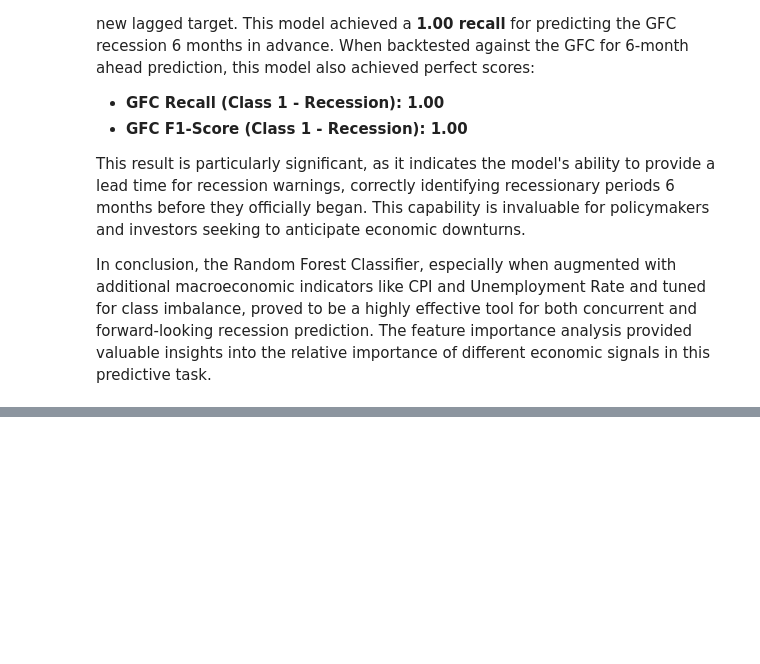
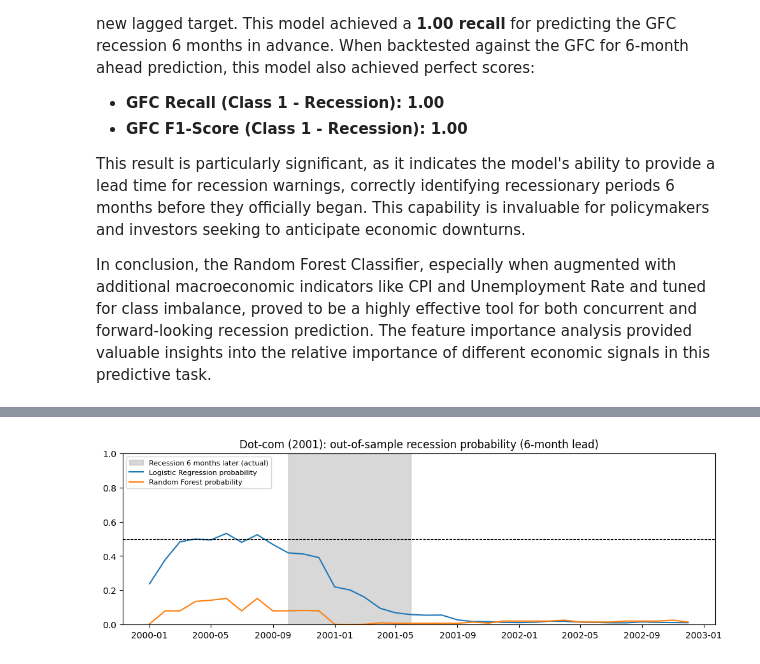
Before and after one commit to Greg-Duggan/Fixed-Income-Theory, a Jupyter notebook: GDuggan_Fixed_Income.ipynb, the cells around one changed output, grey strips where cells are left out. Cells and saved outputs as stored; diff of their text form; code cells hidden in the pictures; blank space fills up the shorter version.

```diff
--- a/GDuggan_Fixed_Income.ipynb
+++ b/GDuggan_Fixed_Income.ipynb
@@ -1008,0 +1028,79 @@ In conclusion, the Random Forest Classifier, especially when augmented with addi
+# %%
+# 6. OUT-OF-SAMPLE VALIDATION (CORRECTED)
+# Build a clean monthly dataset so a 6-month shift really means 6 months,
+# and use inflation (CPI year-over-year % change) instead of the CPI level,
+# which trends upward over time and lets a model "learn" the calendar.
+import numpy as np
+import pandas as pd
+import matplotlib.pyplot as plt
+from sklearn.ensemble import RandomForestClassifier
+from sklearn.linear_model import LogisticRegression
+from sklearn.pipeline import make_pipeline
+from sklearn.preprocessing import StandardScaler
+from sklearn.metrics import classification_report, roc_auc_score, recall_score, precision_score
+
+monthly = pd.concat({
+    'Spread': spread.resample('MS').mean(),          # daily -> monthly average
+    'Actual_Recession': recession.resample('MS').max(),
+    'Unemployment_Rate': unrate.resample('MS').mean(),
+    'Inflation_YoY': cpi.resample('MS').mean().pct_change(12) * 100,
+}, axis=1, sort=True).dropna()
+
+LEAD = 6  # months ahead
+monthly['Recession_Ahead'] = monthly['Actual_Recession'].shift(-LEAD)
+monthly = monthly.dropna()
+FEATURES = ['Spread', 'Unemployment_Rate', 'Inflation_YoY']
+
+# Each test trains ONLY on data before the test window starts.
+TESTS = {
+    'Dot-com (2001)':  ('1999-12-31', '2000-01-01', '2002-12-31'),
+    'GFC (2008-09)':   ('2006-12-31', '2007-01-01', '2010-06-30'),
+    'COVID (2020)':    ('2018-12-31', '2019-01-01', '2021-06-30'),
+}
+MODELS = {
+    'Logistic Regression': lambda: make_pipeline(StandardScaler(),
+                                   LogisticRegression(class_weight='balanced', max_iter=1000)),
+    'Random Forest':       lambda: RandomForestClassifier(n_estimators=300, min_samples_leaf=5,
+                                   class_weight='balanced', random_state=42),
+}
+
+rows = []
+for test_name, (train_end, test_start, test_end) in TESTS.items():
+    train = monthly.loc[:train_end]
+    test = monthly.loc[test_start:test_end]
+    fig, ax = plt.subplots(figsize=(12, 3.5))
+    ax.fill_between(test.index, 0, test['Recession_Ahead'], step='post', color='gray', alpha=0.3,
+                    label=f'Recession {LEAD} months later (actual)')
+    for model_name, make_model in MODELS.items():
+        model = make_model().fit(train[FEATURES], train['Recession_Ahead'])
+        proba = model.predict_proba(test[FEATURES])[:, 1]
+        pred = (proba >= 0.5).astype(int)
+        y = test['Recession_Ahead']
+        auc = roc_auc_score(y, proba) if y.nunique() > 1 else np.nan
+        rows.append({'Test window': test_name, 'Model': model_name,
+                     'Recall': recall_score(y, pred, zero_division=0),
+                     'Precision': precision_score(y, pred, zero_division=0),
+                     'ROC AUC': auc})
+        print(f'\n=== {test_name} | {model_name} | trained through {train_end} ===')
+        print(classification_report(y, pred, zero_division=0))
+        ax.plot(test.index, proba, label=f'{model_name} probability')
+    ax.axhline(0.5, ls='--', color='black', lw=0.8)
+    ax.set_title(f'{test_name}: out-of-sample recession probability ({LEAD}-month lead)')
+    ax.set_ylim(0, 1); ax.legend(loc='upper left', fontsize=8)
+    plt.show()
+
+results = pd.DataFrame(rows)
+display(results.round(2))
+
+# Paste-ready table for the README
+print('\n| Test window | Model | Recall | Precision | ROC AUC |')
+print('| --- | --- | --- | --- | --- |')
+for r in results.itertuples():
+    print(f'| {r[1]} | {r[2]} | {r[3]:.2f} | {r[4]:.2f} | {r[5]:.2f} |')
+
+# Feature importance from a model trained before the GFC (no look-ahead)
+rf_pre = MODELS['Random Forest']().fit(monthly.loc[:'2006-12-31', FEATURES],
+                                       monthly.loc[:'2006-12-31', 'Recession_Ahead'])
+print('\nFeature importance (Random Forest trained through 2006):')
+display(pd.Series(rf_pre.feature_importances_, index=FEATURES).sort_values(ascending=False).round(3))
+# %% [output]
@@ -1008,0 +1127 @@ In conclusion, the Random Forest Classifier, especially when augmented with addi
+[figure, added]
```
Also changed, not shown: parts of 17 cells of this notebook, 2 other files.
